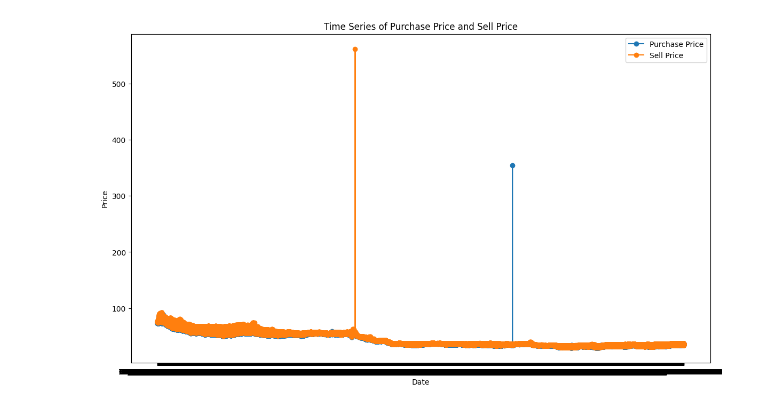
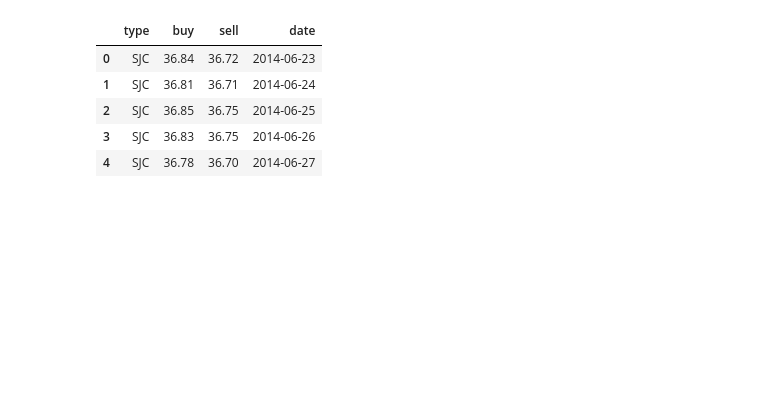
Before and after one commit to ady201group5AI18c/GoldPriceVN, a Jupyter notebook: plot.ipynb, the cells around one changed output. Saved outputs shown, nothing was run; the diff lists cells and outputs as text; code cells hidden in the pictures; blank space fills up the shorter version.

```diff
--- a/plot.ipynb
+++ b/plot.ipynb
@@ -5,19 +8,12 @@ import seaborn as sns
-# %%
-df = pd.read_csv('data/ten_year.csv')
-df.set_index('update', inplace=True)
-
-# Plotting the time series
-plt.figure(figsize=(14, 8))
-plt.plot(df.index, df['sell'], marker='o', linestyle='-', label='Purchase Price')
-plt.plot(df.index, df['buy'], marker='o',label='Sell Price')
-
-# Adding titles and labels
-plt.title('Time Series of Purchase Price and Sell Price')
-plt.xlabel('Date')
-plt.ylabel('Price')
-plt.legend()
-
-# Show plot
-plt.show()
-# %% [output]
-[figure, removed]
+# %%
+df_sjc = pd.read_csv('data/SJC.csv')
+df_pnj = pd.read_csv('data/PNJ.csv')
+# %%
+df_sjc.head()
+# %% [output]
+|  | type | buy | sell | date |
+| 0 | SJC | 36.84 | 36.72 | 2014-06-23 |
+| 1 | SJC | 36.81 | 36.71 | 2014-06-24 |
+| 2 | SJC | 36.85 | 36.75 | 2014-06-25 |
+| 3 | SJC | 36.83 | 36.75 | 2014-06-26 |
+| 4 | SJC | 36.78 | 36.70 | 2014-06-27 |
```
Also changed, not shown: parts of 5 cells of this notebook, 5 other files.
